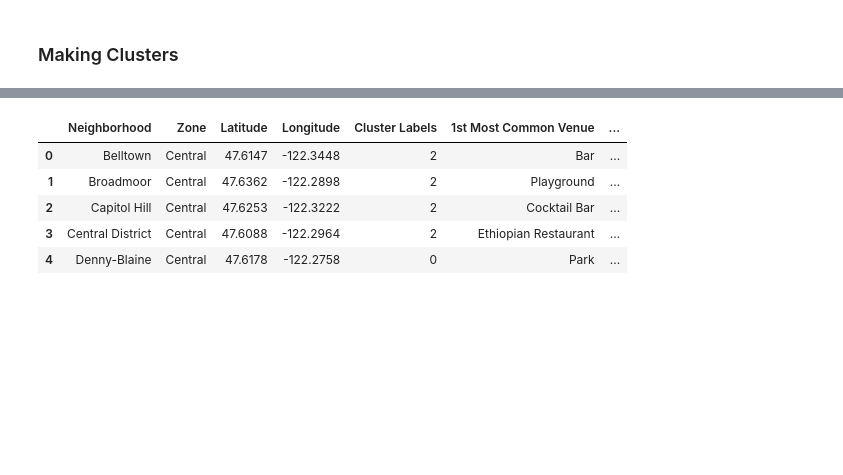
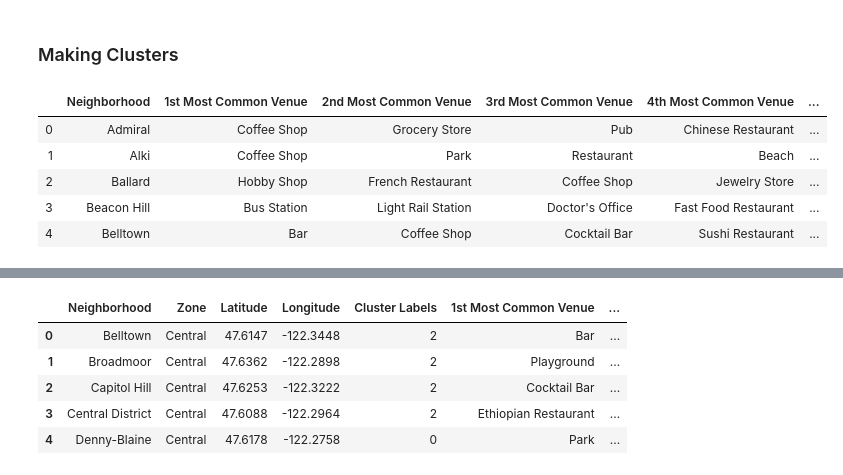
Before and after one commit to naquech/CourseraCapstone, a Jupyter notebook: Main.ipynb, the cells around one changed output, grey strips where cells are left out. Saved outputs shown, nothing was run; the diff lists cells and outputs as text; code cells hidden in the pictures; blank space fills up the shorter version.

```diff
--- a/Main.ipynb
+++ b/Main.ipynb
@@ -566,3 +564,12 @@ for ind in np.arange(sea_grouped.shape[0]):
+# %%
+venues_sorted.head()
+# %% [output]
+|  | Neighborhood | 1st Most Common Venue | 2nd Most Common Venue | 3rd Most Common Venue | 4th Most Common Venue | ... |
+| 0 | Admiral | Coffee Shop | Grocery Store | Pub | Chinese Restaurant | ... |
+| 1 | Alki | Coffee Shop | Park | Restaurant | Beach | ... |
+| 2 | Ballard | Hobby Shop | French Restaurant | Coffee Shop | Jewelry Store | ... |
+| 3 | Beacon Hill | Bus Station | Light Rail Station | Doctor's Office | Fast Food Restaurant | ... |
+| 4 | Belltown | Bar | Coffee Shop | Cocktail Bar | Sushi Restaurant | ... |
 # %%
 from sklearn.cluster import KMeans
 
```
Also changed, not shown: parts of 19 cells of this notebook, 3 other files.
